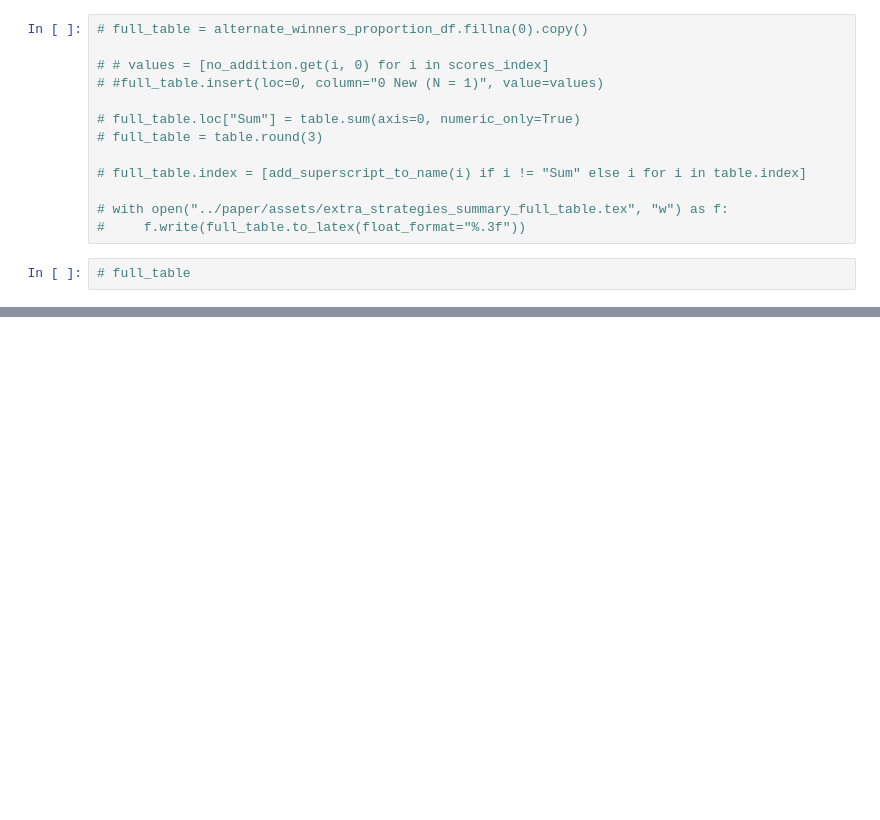
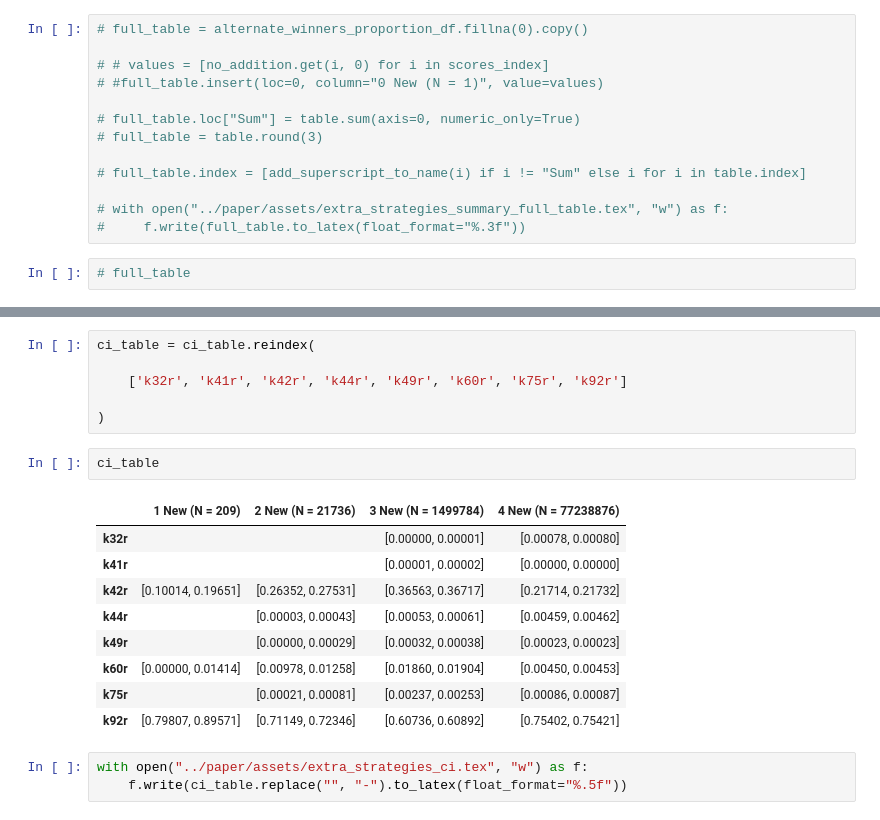
Before and after one commit to Axelrod-Python/revisiting-axelrod-second, a Jupyter notebook: src/Extra_invitations.ipynb, the cells around one changed output, grey strips where cells are left out. Drawn from its saved outputs; the diff is of its cells as text; blank space fills up the shorter version.

```diff
--- a/src/Extra_invitations.ipynb
+++ b/src/Extra_invitations.ipynb
@@ -242,0 +361,21 @@ table
+# %%
+ci_table = ci_table.reindex(
+
+    ['k32r', 'k41r', 'k42r', 'k44r', 'k49r', 'k60r', 'k75r', 'k92r']
+
+)
+# %%
+ci_table
+# %% [output]
+|  | 1 New (N = 209) | 2 New (N = 21736) | 3 New (N = 1499784) | 4 New (N = 77238876) |
+| k32r |  |  | [0.00000, 0.00001] | [0.00078, 0.00080] |
+| k41r |  |  | [0.00001, 0.00002] | [0.00000, 0.00000] |
+| k42r | [0.10014, 0.19651] | [0.26352, 0.27531] | [0.36563, 0.36717] | [0.21714, 0.21732] |
+| k44r |  | [0.00003, 0.00043] | [0.00053, 0.00061] | [0.00459, 0.00462] |
+| k49r |  | [0.00000, 0.00029] | [0.00032, 0.00038] | [0.00023, 0.00023] |
+| k60r | [0.00000, 0.01414] | [0.00978, 0.01258] | [0.01860, 0.01904] | [0.00450, 0.00453] |
+| k75r |  | [0.00021, 0.00081] | [0.00237, 0.00253] | [0.00086, 0.00087] |
+| k92r | [0.79807, 0.89571] | [0.71149, 0.72346] | [0.60736, 0.60892] | [0.75402, 0.75421] |
+# %%
+with open("../paper/assets/extra_strategies_ci.tex", "w") as f:
+    f.write(ci_table.replace("", "-").to_latex(float_format="%.5f"))
```
Also changed, not shown: parts of 9 cells of this notebook, 1 other file.
